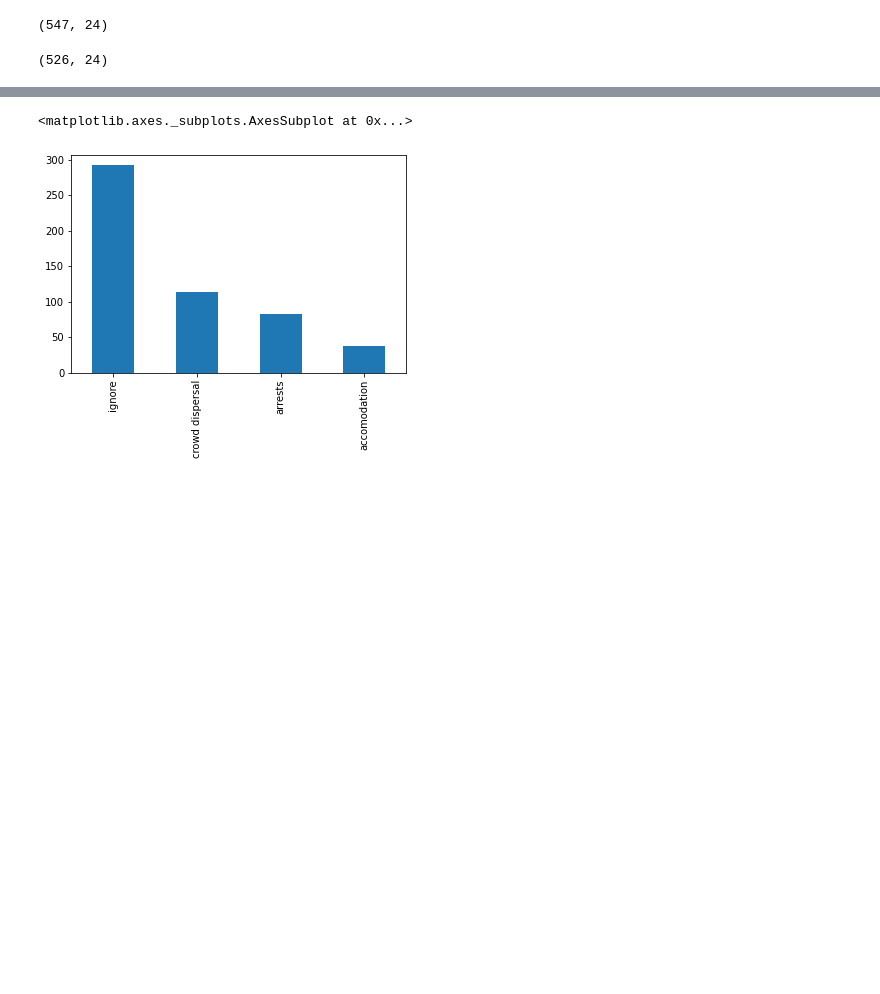
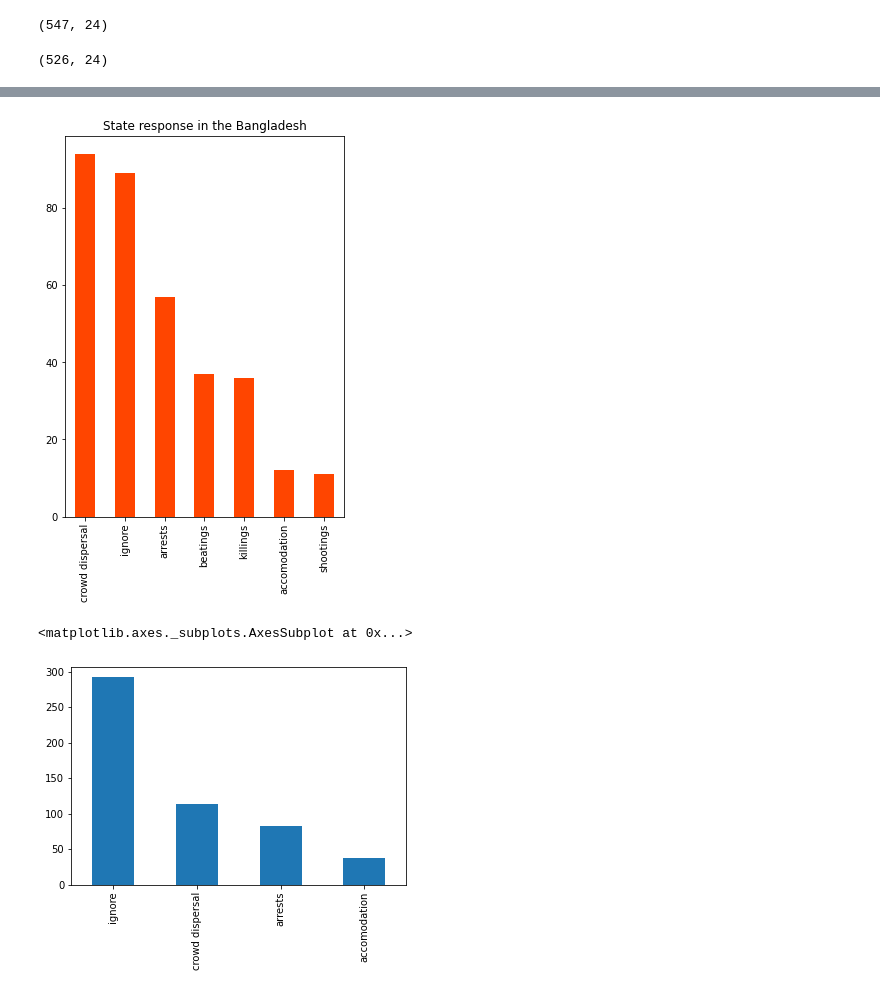
Before and after one commit to SonaliBhatia/Protester_Violence_Prediction, a Jupyter notebook: code/JH_02_EDA.ipynb, the cells around one changed output, grey strips where cells are left out. Saved outputs shown, nothing was run; the diff lists cells and outputs as text; code cells hidden in the pictures; blank space fills up the shorter version.

```diff
--- a/code/JH_02_EDA.ipynb
+++ b/code/JH_02_EDA.ipynb
@@ -90,6 +98,11 @@ uk = df[df['country'] == 'United Kingdom']
 # %%
 #France df
 fr = df[df['country'] == 'France']
+# %%
+#ireland df
+ire = df[df['country'] == 'Ireland']
+
+bang = df[df['country'] == 'Bangladesh']
 # %%
 uk.shape
 # %% [output]
@@ -106,3 +125,10 @@ uk['stateresponse'].value_counts().plot(kind = 'bar')
+# %%
+bang['stateresponse'].value_counts().plot(kind = 'bar',
+                                          figsize=(5, 7),
+                                          color='orangered',
+                                          title='State response in the Bangladesh');
+# %% [output]
+[figure, added]
 # %%
 fr['stateresponse'].value_counts().plot(kind = 'bar')
 #No physical violence reported. Violence not reported
```
Also changed, not shown: parts of 9 cells of this notebook, 1 other file.
